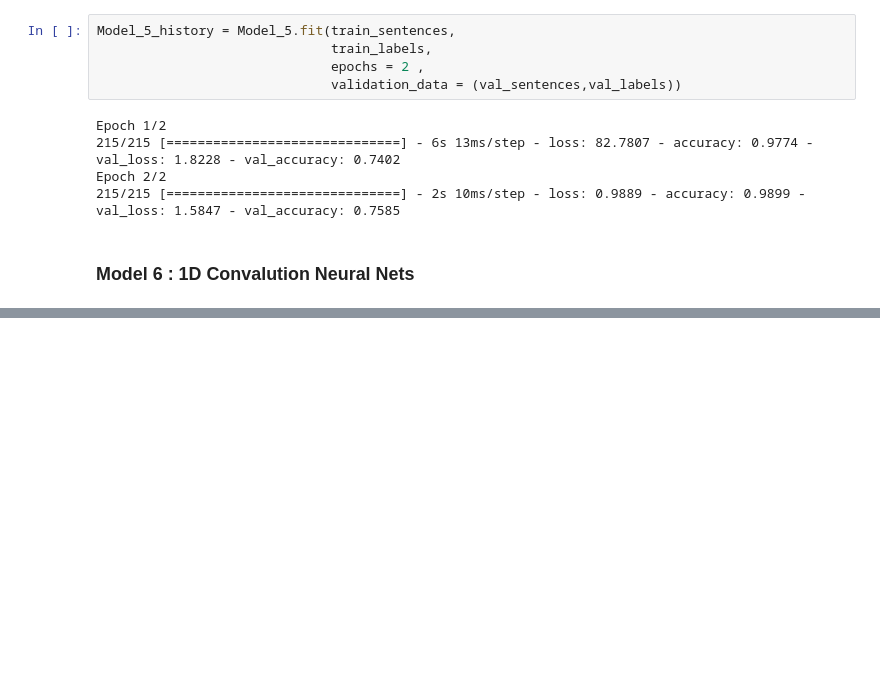
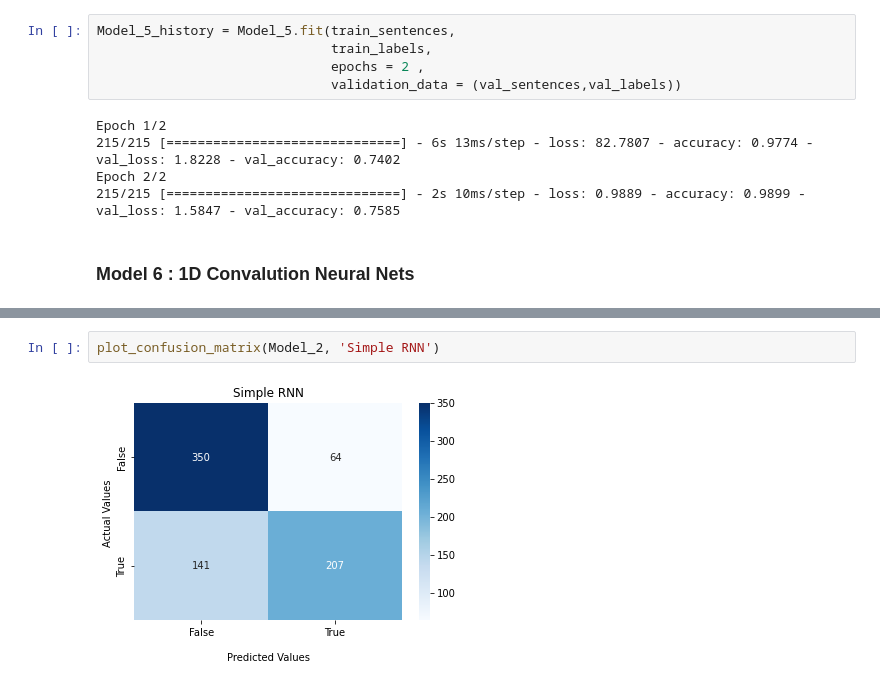
Before and after one commit to Hrithik2212/Disaster-Tweet-Analysis-with-Tensoflow-NLP, a Jupyter notebook: Disaster_Tweet_Analysis.ipynb, the cells around one changed output, grey strips where cells are left out. Saved outputs shown, nothing was run; the diff lists cells and outputs as text; blank space fills up the shorter version.

```diff
--- a/Disaster_Tweet_Analysis.ipynb
+++ b/Disaster_Tweet_Analysis.ipynb
@@ -655,0 +941,4 @@ Epoch 2/2
+# %%
+plot_confusion_matrix(Model_2, 'Simple RNN')
+# %% [output]
+[figure, added]
```
Also changed, not shown: parts of 33 cells of this notebook.
